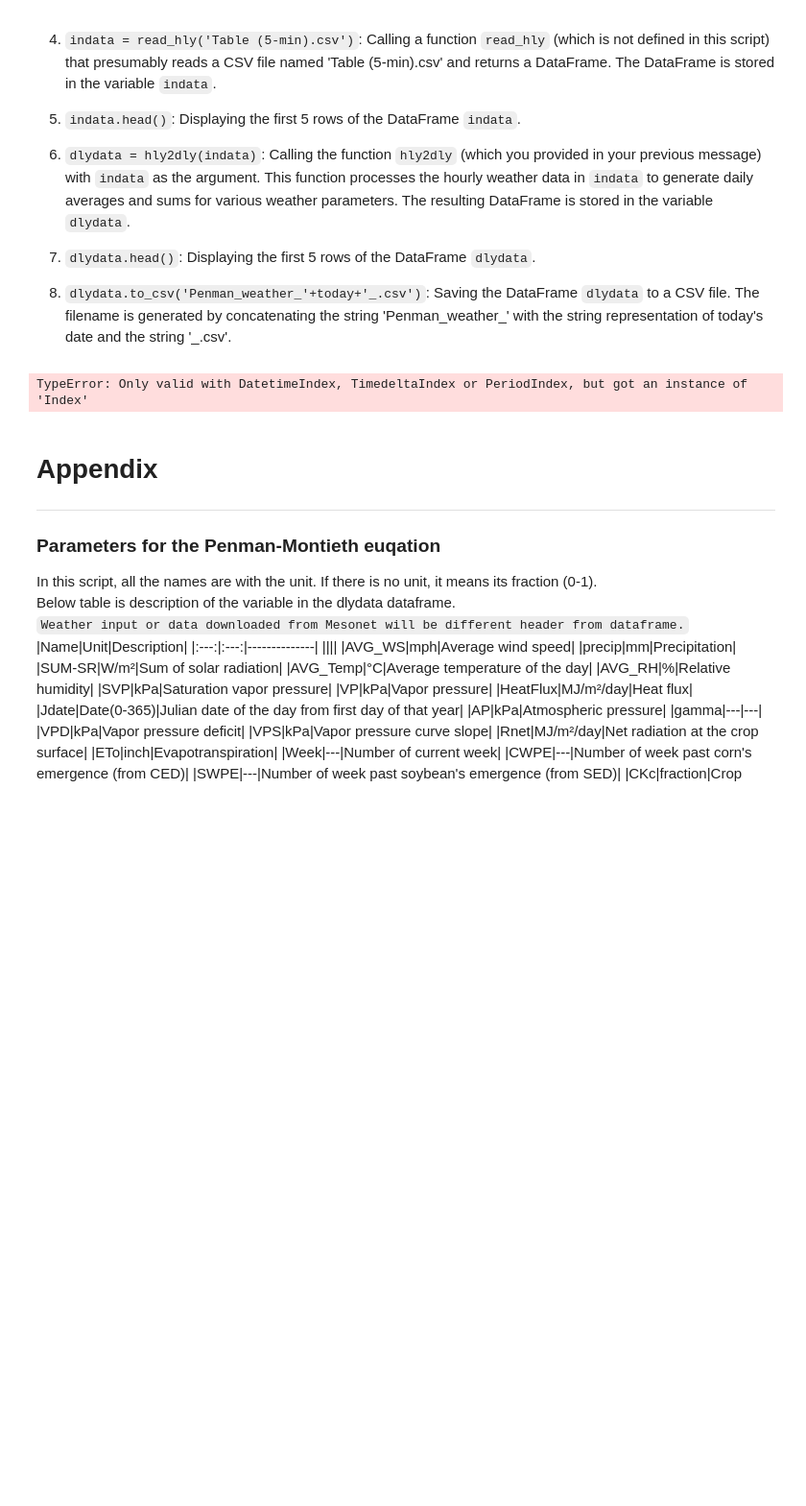
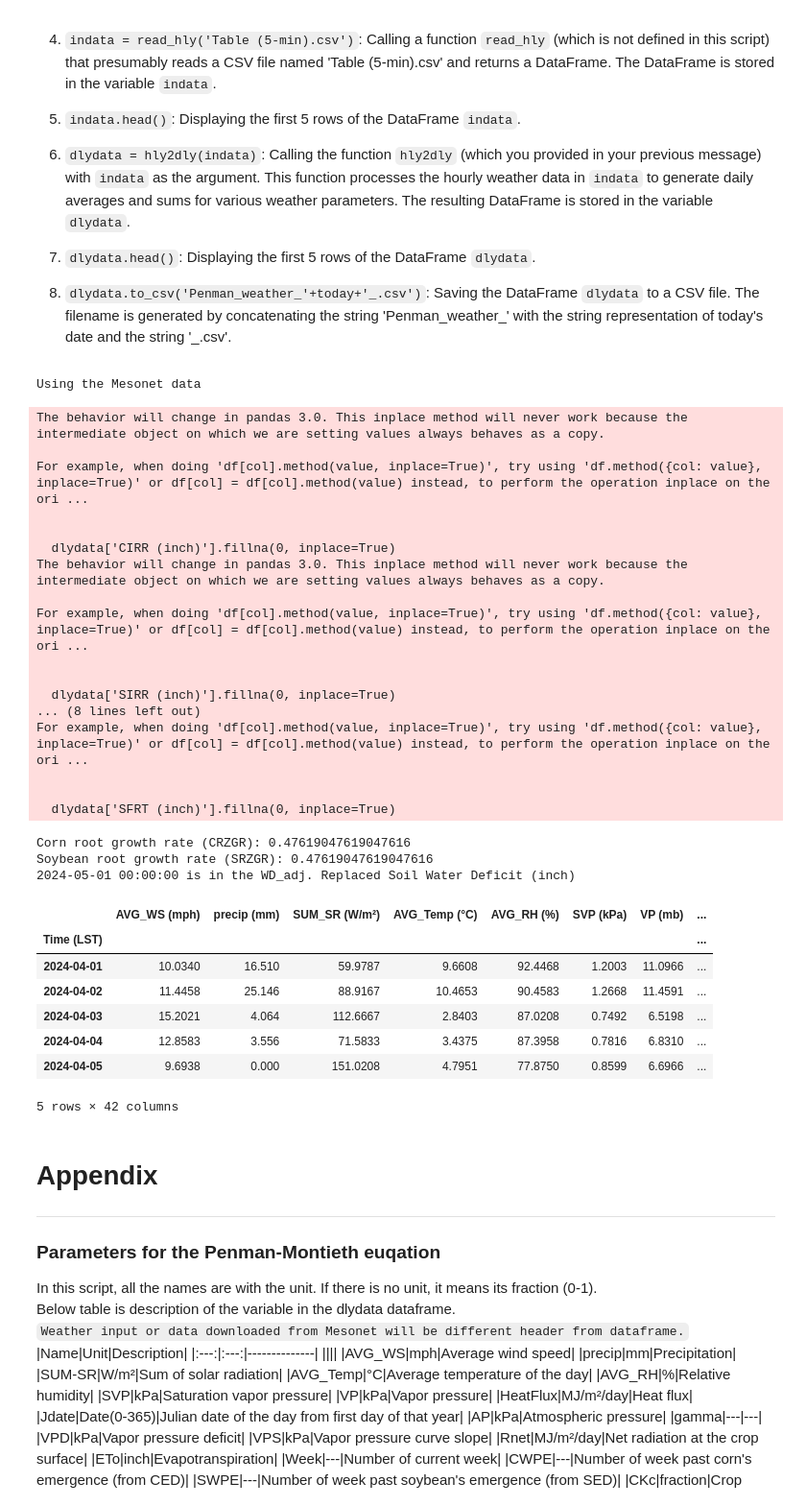
Before and after one commit to dsyang1024/SoilMoisture_analysis, a Jupyter notebook: Weather_for_Penman/hly2dly_weather_gen.ipynb, the cells around one changed output. Shown at 96% size. Cells and saved outputs as stored; diff of their text form; code cells hidden in the pictures; blank space fills up the shorter version.

Commit message:
Mesonet data import
Manually downloaded Mesonet data can be used now.

```diff
--- a/Weather_for_Penman/hly2dly_weather_gen.ipynb
+++ b/Weather_for_Penman/hly2dly_weather_gen.ipynb
@@ -230,7 +230,7 @@ def get_Mesonet():
     # * Using the downloaded data from MESONET (Daily data)
     filename = './03_Mesonet_data/Table (30-min).csv'
     # read the filename file and convert it to a dataframe
-    indata = pd.read_csv(filename, header=1, encoding = "utf-16", sep='\t', thousands=',')
+    indata = pd.read_csv(filename, header=1, encoding = "utf-16", sep='\t', thousands=',', parse_dates=[0], engine='python')
     # sort the dataframe by date
     indata = indata.sort_values(by='Time (LST)')
 
@@ -244,6 +244,10 @@ def get_Mesonet():
     indata = indata.rename(columns={"Solar Radiation (W/m²)": "Solar Radiation (W/m²)"})
     indata = indata.rename(columns={"Precipitation (in)": "Precipitation (in)"})
 
+    indata = indata.sort_values(by=['Time (LST)'])
+    indata = indata.interpolate(method='linear', limit_direction='forward', axis=0)
+    indata = indata.set_index('Time (LST)')
+
     headlist = indata.columns.values.tolist()
 
     return indata
@@ -898,13 +894,17 @@ filename = "./02_API_Weather_data/API_Weather_"+today+".csv"
 # raw input the weather data method by user, if 1, run get_weather, if 2 use the data from the root directory
 method = input("Enter the method to get the weather data.\n_______ 1) API.\n_______ 2) Downloaded Mesonet data: ")
 
-if method == 1:
+# * 1.1. User will choose the method to get the weather data
+# * 1) Download the weather data from the API
+# * 2) Use the Mesonet data downloaded manually from the website and should be located in the 03_Mesonet_data folder
+if method == '1':
     print ('Downloading the weather data from the API')
     get_weather(filename, min(CED, SED))
     indata = read_30min(filename)
-elif method == 2:
+elif method == '2':
     print ('Using the Mesonet data')
     indata = get_Mesonet()
+
 
 # TODO : check the data for the missing values 2024-06-18
 dlydata = subhly2dly(indata)
@@ -930,34 +930,62 @@ dlydata = get_ETc(dlydata)
 
 # * 2. calculate the irrigation for corn and soybean
 #      get the irrigation log from the excel file named 'Irrigation_log.xlsx' from root folder
 dlydata = get_irrlog(dlydata)
 
 # * 3. calculate the root zone depth according to the week from emergence
 #      calculate the available water holding capacity for corn and soybean
 #      get rootzone depth for corn and soybean
 # dlydata = get_rootzone(dlydata) #! this is old version
 dlydata = cal_rz() #! this is new version
 #      calculate the available water holding capacity of the root zone for corn and soybean
 dlydata = get_AWHCrz(dlydata)
 
 # 4. calculate the water balance for corn and soybean
 get_deficit(dlydata)
 
 # 5. calculate the cumulative water balance for corn and soybean
 # get_WaterBalance(dlydata)
 
 
 
 
 # save the data
 dlydata = dlydata.round(4)
 outfilename = './Penman_irrigation_results.csv'
 dlydata.to_csv(outfilename, encoding = "utf-16", sep='\t')
 dlydata.to_excel(outfilename.replace('.csv','.xlsx'), sheet_name='Penman_irrigation_results', freeze_panes=(1,1))
 
 dlydata.head()
 # %% [output]
-TypeError: Only valid with DatetimeIndex, TimedeltaIndex or PeriodIndex, but got an instance of 'Index'
+Using the Mesonet data
+The behavior will change in pandas 3.0. This inplace method will never work because the intermediate object on which we are setting values always behaves as a copy.
+
+For example, when doing 'df[col].method(value, inplace=True)', try using 'df.method({col: value}, inplace=True)' or df[col] = df[col].method(value) instead, to perform the operation inplace on the ori ...
+
+
+  dlydata['CIRR (inch)'].fillna(0, inplace=True)
+The behavior will change in pandas 3.0. This inplace method will never work because the intermediate object on which we are setting values always behaves as a copy.
+
+For example, when doing 'df[col].method(value, inplace=True)', try using 'df.method({col: value}, inplace=True)' or df[col] = df[col].method(value) instead, to perform the operation inplace on the ori ...
+
+
+  dlydata['SIRR (inch)'].fillna(0, inplace=True)
+... (8 lines left out)
+For example, when doing 'df[col].method(value, inplace=True)', try using 'df.method({col: value}, inplace=True)' or df[col] = df[col].method(value) instead, to perform the operation inplace on the ori ...
+
+
+  dlydata['SFRT (inch)'].fillna(0, inplace=True)
+Corn root growth rate (CRZGR): 0.47619047619047616
+Soybean root growth rate (SRZGR): 0.47619047619047616
+2024-05-01 00:00:00 is in the WD_adj. Replaced Soil Water Deficit (inch)
+|  | AVG_WS (mph) | precip (mm) | SUM_SR (W/m²) | AVG_Temp (°C) | AVG_RH (%) | SVP (kPa) | VP (mb) | ... |
+| Time (LST) |  |  |  |  |  |  |  | ... |
+| 2024-04-01 | 10.0340 | 16.510 | 59.9787 | 9.6608 | 92.4468 | 1.2003 | 11.0966 | ... |
+| 2024-04-02 | 11.4458 | 25.146 | 88.9167 | 10.4653 | 90.4583 | 1.2668 | 11.4591 | ... |
+| 2024-04-03 | 15.2021 | 4.064 | 112.6667 | 2.8403 | 87.0208 | 0.7492 | 6.5198 | ... |
+| 2024-04-04 | 12.8583 | 3.556 | 71.5833 | 3.4375 | 87.3958 | 0.7816 | 6.8310 | ... |
+| 2024-04-05 | 9.6938 | 0.000 | 151.0208 | 4.7951 | 77.8750 | 0.8599 | 6.6966 | ... |
+5 rows × 42 columns
 # %% [markdown]
 # Appendix
 ***
```
Also changed, not shown: parts of 1 cell of this notebook, 4 other files.
